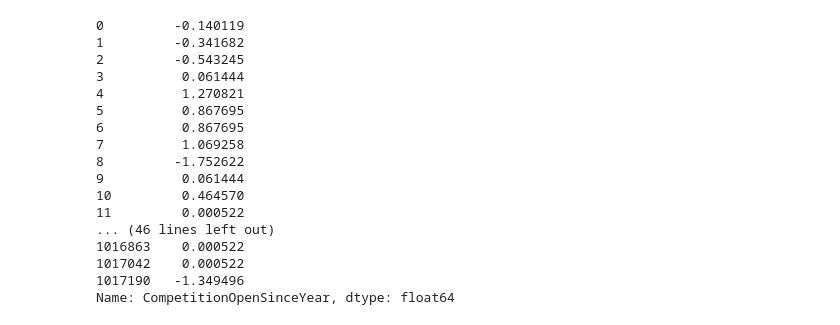
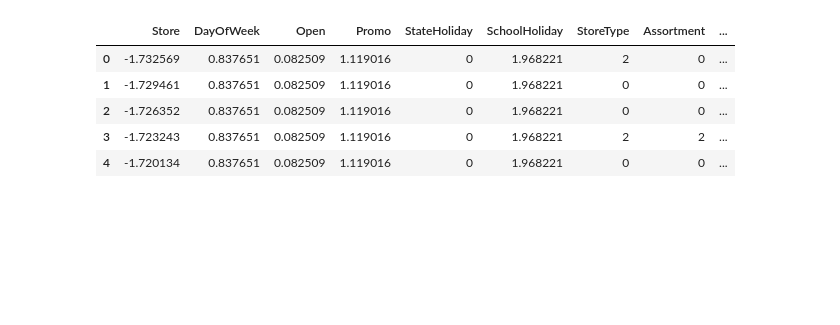
Before and after one commit to Sampson91/Rossmann-Store-Sales, a Jupyter notebook: Untitled3.ipynb, the cells around one changed output. Drawn from its saved outputs; the diff is of its cells as text; code cells hidden in the pictures; blank space fills up the shorter version.

```diff
--- a/Untitled3.ipynb
+++ b/Untitled3.ipynb
@@ -191,24 +112,14 @@ Name: CompetitionOpenSinceYear, dtype: float64
 # %%
 train,test,features,features_non_numeric = process_data(train,test,features,features_non_numeric)
-train['CompetitionOpenSinceYear']
-# %% [output]
-0         -0.140119
-1         -0.341682
-2         -0.543245
-3          0.061444
-4          1.270821
-5          0.867695
-6          0.867695
-7          1.069258
-8         -1.752622
-9          0.061444
-10         0.464570
-11         0.000522
-... (46 lines left out)
-1016863    0.000522
-1017042    0.000522
-1017190   -1.349496
-Name: CompetitionOpenSinceYear, dtype: float64
+# %%
+train[features].head()
+# %% [output]
+|  | Store | DayOfWeek | Open | Promo | StateHoliday | SchoolHoliday | StoreType | Assortment | ... |
+| 0 | -1.732569 | 0.837651 | 0.082509 | 1.119016 | 0 | 1.968221 | 2 | 0 | ... |
+| 1 | -1.729461 | 0.837651 | 0.082509 | 1.119016 | 0 | 1.968221 | 0 | 0 | ... |
+| 2 | -1.726352 | 0.837651 | 0.082509 | 1.119016 | 0 | 1.968221 | 0 | 0 | ... |
+| 3 | -1.723243 | 0.837651 | 0.082509 | 1.119016 | 0 | 1.968221 | 2 | 2 | ... |
+| 4 | -1.720134 | 0.837651 | 0.082509 | 1.119016 | 0 | 1.968221 | 0 | 0 | ... |
 # %%
 def XGB_native(train,test,features,features_non_numeric):
     depth =13
```
Also changed, not shown: parts of 10 cells of this notebook, 8 other files.
